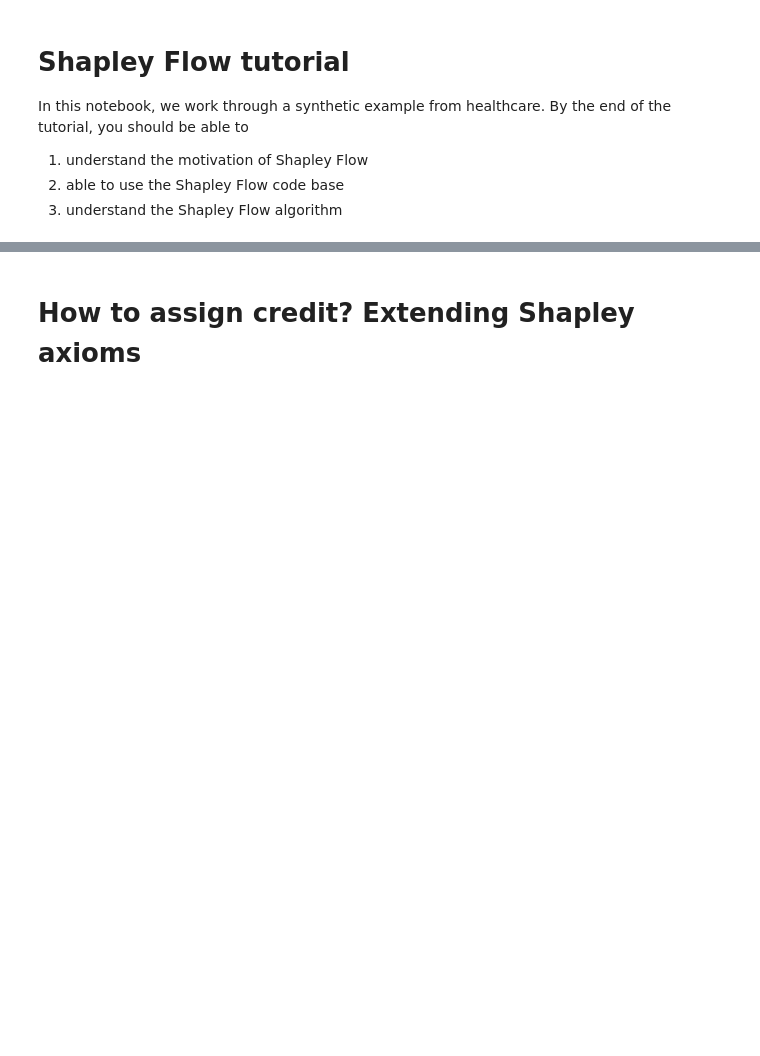
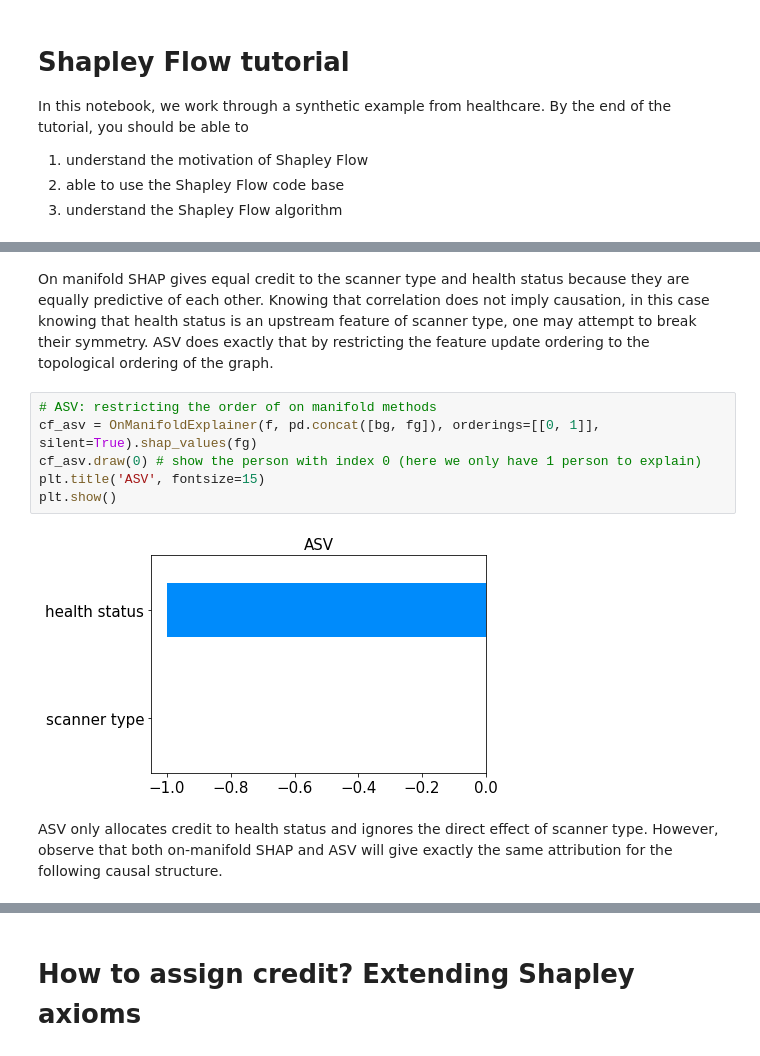
Before and after one commit to nathanwang000/Shapley-Flow, a Jupyter notebook: notebooks/tutorial.ipynb, the cells around one changed output, grey strips where cells are left out. Saved outputs shown, nothing was run; the diff lists cells and outputs as text; blank space fills up the shorter version.

```diff
--- a/notebooks/tutorial.ipynb
+++ b/notebooks/tutorial.ipynb
@@ -87,0 +127,12 @@ cf.draw()
+# %% [markdown]
+On manifold SHAP gives equal credit to the scanner type and health status because they are equally predictive of each other. Knowing that correlation does not imply causation, in this case knowing that health status is an upstream feature of scanner type, one may attempt to break their symmetry. ASV does exactly that by restricting the feature update ordering to the topological ordering of the graph.
+# %%
+# ASV: restricting the order of on manifold methods
+cf_asv = OnManifoldExplainer(f, pd.concat([bg, fg]), orderings=[[0, 1]], silent=True).shap_values(fg)
+cf_asv.draw(0) # show the person with index 0 (here we only have 1 person to explain)
+plt.title('ASV', fontsize=15)
+plt.show()
+# %% [output]
+[figure, added]
+# %% [markdown]
+ASV only allocates credit to health status and ignores the direct effect of scanner type. However, observe that both on-manifold SHAP and ASV will give exactly the same attribution for the following causal structure.
```
Also changed, not shown: parts of 49 cells of this notebook, 3 other files.
